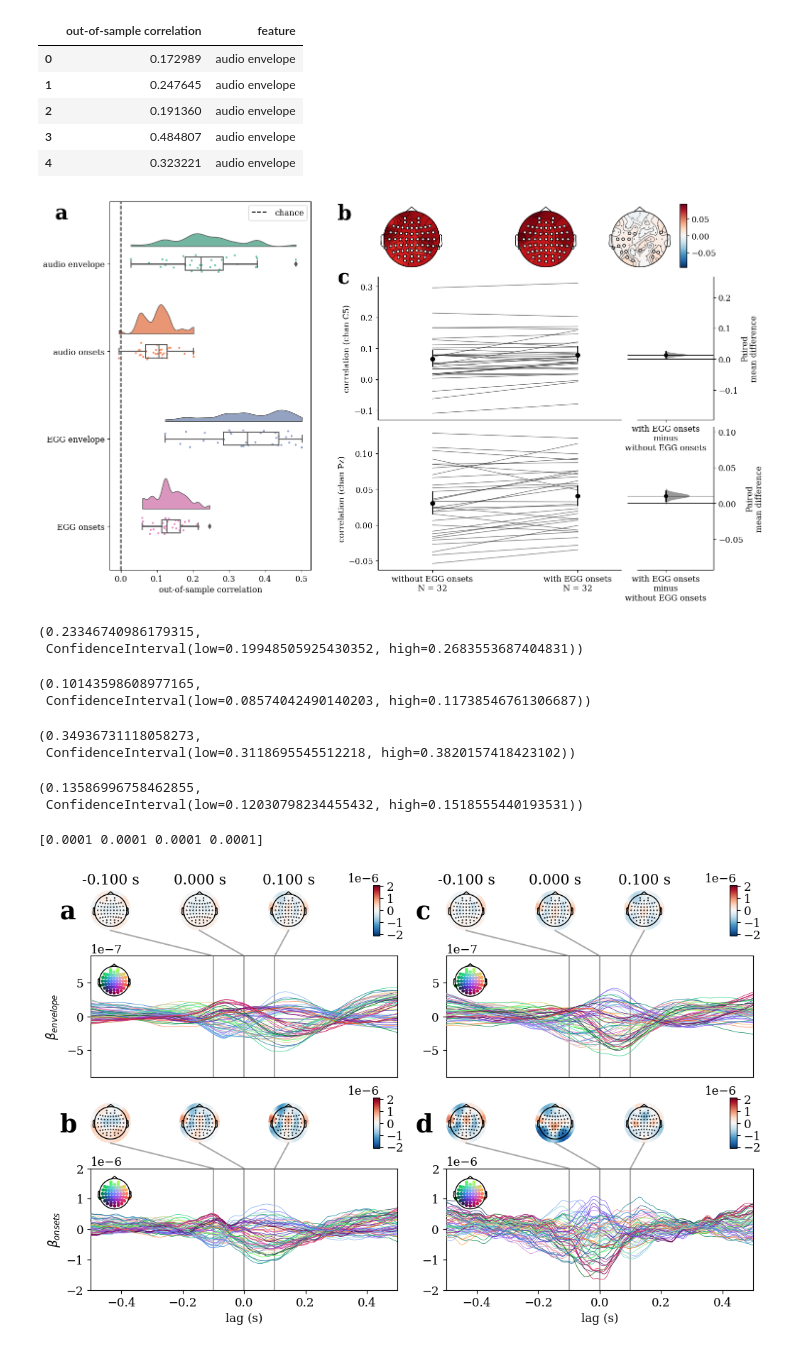
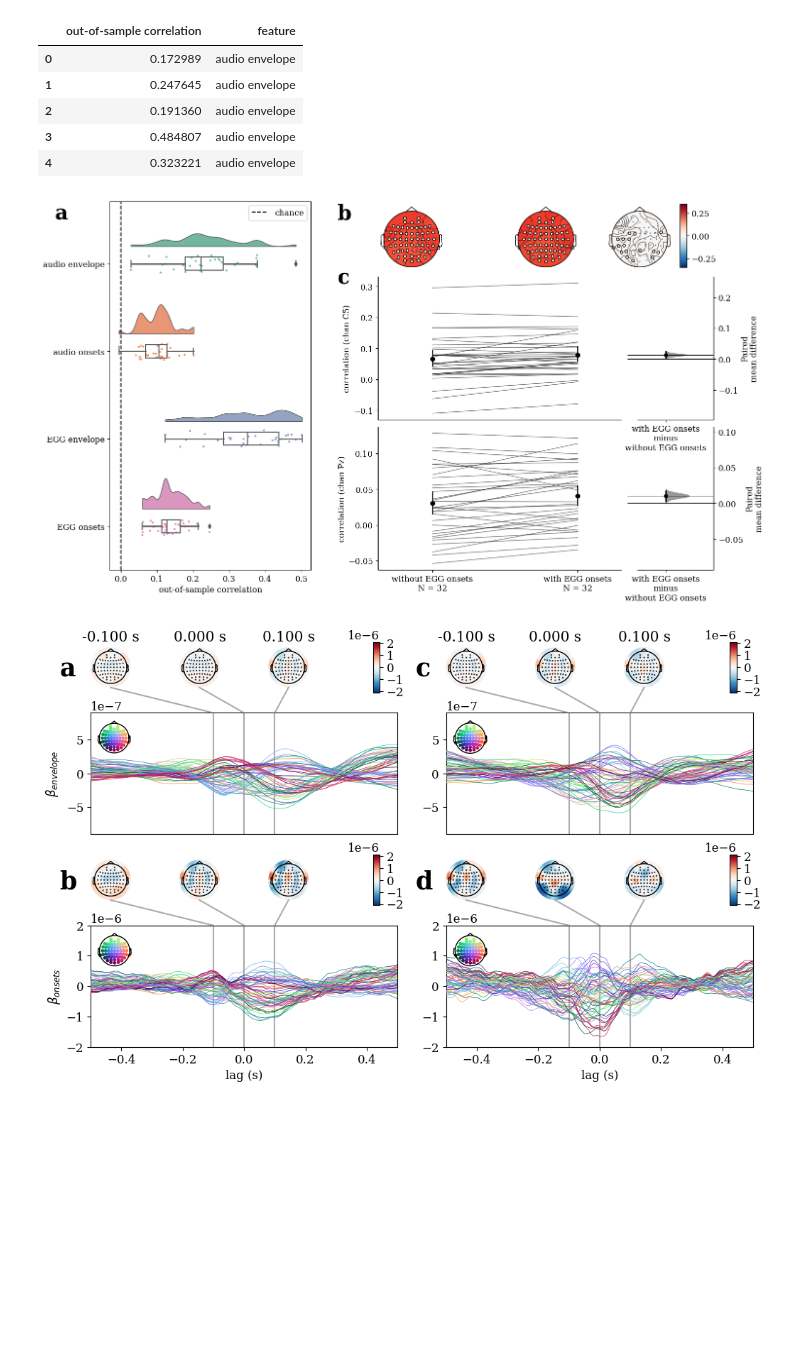
Before and after one commit to apex-lab/daf-analysis, a Jupyter notebook: eeg-results.ipynb, the cells around one changed output. Saved outputs shown, nothing was run; the diff lists cells and outputs as text; code cells hidden in the pictures; blank space fills up the shorter version.

Commit message:
updates EEG results & figures with new permutation scheme, mediation analysis, and difference wave for pre&post TRFs

```diff
--- a/eeg-results.ipynb
+++ b/eeg-results.ipynb
@@ -236,0 +233,5 @@ def plot_topo(scr, p, vlim, ax):
+# %%
+# try something not dependent on a clustering threshold as well
+X = (after - before).reshape(after.shape[0], after.shape[1] * after.shape[2])
+tvals, pvals, H0 = mne.stats.permutation_t_test(X)
+print(tvals.max(), pvals.min())
@@ -236,0 +241,7 @@ def plot_topo(scr, p, vlim, ax):
+# %%
+pats_before = [mne.read_evokeds(f.path, verbose = False)[0] for f in layout.get(desc = 'eggOnsetsPatterns')]
+pat_before = mne.grand_average(pats_before).detrend(1)
+pats_after = [mne.read_evokeds(f.path, verbose = False)[0] for f in layout.get(desc = 'eggOnsetsPatternsPost')]
+pat_after = mne.grand_average(pats_after).detrend(1)
+diff = mne.combine_evoked([pat_after, pat_before], weights=[1, -1])
+diff.nave = None
@@ -236,0 +430,4 @@ def plot_topo(scr, p, vlim, ax):
+# %%
+scores_wo, H0 = load_encoding_scores('encodingWithoutEGGOnsets')
+stat, p_wo = tfce(H0, adj, start = 0, step = .2)
+print('TFCE = %.3f, p = %.05f'%(stat, p_wo.min()))
@@ -312,10 +493,10 @@ TFCE stat = 9.9545, p = 0.0001
 # %%
-scores_w = [np.load(f.path) for f in layout.get(desc = 'encodingWithEGGOnsets', suffix = 'score')]
+scores_w = [np.load(f.path)[0] for f in layout.get(desc = 'encodingWithEGGOnsets', suffix = 'score')]
 scores_w = pd.DataFrame(np.stack(scores_w), columns = evoked.ch_names)
 scores_w['model'] = 'with EGG onsets'
 scores_w['subject'] = layout.get_subjects()
 
-scores_wo = [np.load(f.path) for f in layout.get(desc = 'encodingWithoutEGGOnsets', suffix = 'score')]
+scores_wo = [np.load(f.path)[0] for f in layout.get(desc = 'encodingWithoutEGGOnsets', suffix = 'score')]
 scores_wo = pd.DataFrame(np.stack(scores_wo), columns = evoked.ch_names)
 scores_wo['model'] = 'without EGG onsets'
 scores_wo['subject'] = layout.get_subjects()
@@ -408,65 +589,37 @@ gs = gridspec.GridSpec(5, 5, wspace = 1, hspace = .1)
 
 vlim = np.max([corrs_wo.max(), corrs_w.max(), corrs.max()])
 ax = fig.add_subplot(gs[0, 2])
-plot_topo(corrs_wo, p_wo, vlim, ax)
+plot_topo(corrs_wo.mean(0), p_wo, vlim, ax)
 ax = fig.add_subplot(gs[0, 3])
-plot_topo(corrs_w, p_w, vlim, ax)
+plot_topo(corrs_w.mean(0), p_w, vlim, ax)
 ax = ax.inset_axes([1.4, 0, 1, 1])
-img = plot_topo(corrs, p, vlim, ax)
+img = plot_topo(np.mean(corrs, 0), p, vlim, ax)
 cax = ax.inset_axes([1.1, 0, .1, 1])
 plt.colorbar(img[0], cax)
 
 axs = [fig.add_subplot(gs[1:3, 2:]), fig.add_subplot(gs[3:, 2:])]
 for i, ch in enumerate(chs):
     scr = scores[scores.channel == ch]
     plot_corrs(scr, axs[i])
     axs[i].set_ylabel('correlation (chan %s)'%ch)
     if i < len(chs) - 1:
         axs[i].set_xticks([])
 
 add_label(axs[0], 'c', y_offset = -.05)
 add_label(axs[0], 'b', y_offset = .4)
 add_label(axs[0], 'a', y_offset = .4, x_offset = -1.35)
 
 ax = fig.add_subplot(gs[:, :2])
 pt.RainCloud(x = 'feature', y = 'out-of-sample correlation', data = df, orient = 'h', ax = ax)
 ax.axvline(0, color = 'black', linestyle = '--', label = 'chance')
 ax.set_ylabel(None)
 ax.legend()
 
 
 savefig('scores.jpeg')
 plt.show()
 # %% [output]
-[figure, old version]
+[figure, new version]
-# %%
-# bootstrap means for decoding performance
-calc_ci(df['out-of-sample correlation'][df.feature == 'audio envelope'])
-# %% [output]
-(0.23346740986179315,
- ConfidenceInterval(low=0.19948505925430352, high=0.2683553687404831))
-# %%
-calc_ci(df['out-of-sample correlation'][df.feature == 'audio onsets'])
-# %% [output]
-(0.10143598608977165,
- ConfidenceInterval(low=0.08574042490140203, high=0.11738546761306687))
-# %%
-calc_ci(df['out-of-sample correlation'][df.feature == 'EGG envelope'])
-# %% [output]
-(0.34936731118058273,
- ConfidenceInterval(low=0.3118695545512218, high=0.3820157418423102))
-# %%
-calc_ci(df['out-of-sample correlation'][df.feature == 'EGG onsets'])
-# %% [output]
-(0.13586996758462855,
- ConfidenceInterval(low=0.12030798234455432, high=0.1518555440193531))
-# %%
-# test decoding performance against chance
-scr = pd.DataFrame([f.get_dict() for f in layout.get(desc = 'decoding', suffix = 'score')])
-t, p, _ = mne.stats.permutation_t_test(scr.to_numpy(), n_permutations = 10000, seed = 0)
-print(p)
-# %% [output]
-[0.0001 0.0001 0.0001 0.0001]
 # %%
 def add_label(ax, label, x_offset = -.17, y_offset = .1):
     xmin, xmax = ax.get_xlim()
```
Also changed, not shown: parts of 32 cells of this notebook, 6 other files.
